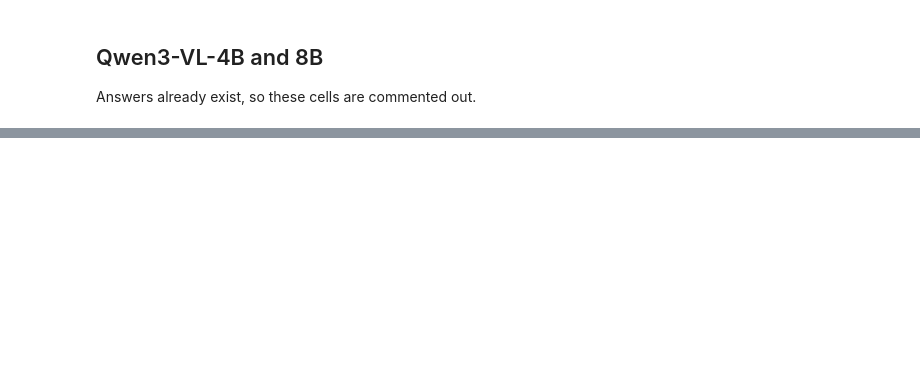
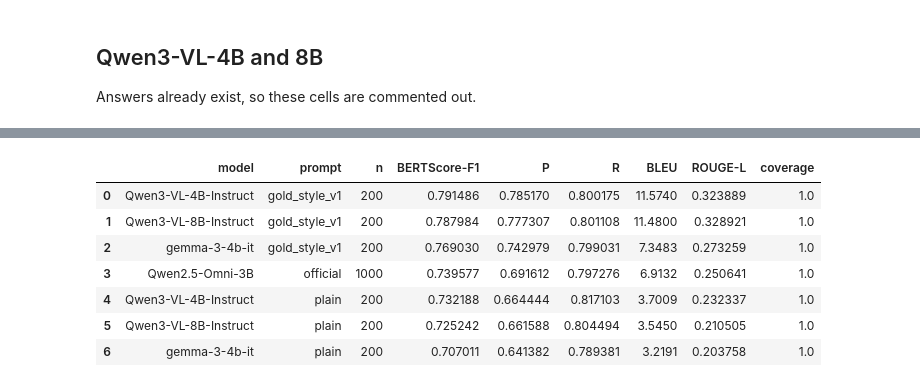
Before and after one commit to mohinska/mmculture-qa, a Jupyter notebook: t2_text/notebooks/01_baselines.ipynb, the cells around one changed output, grey strips where cells are left out. Saved outputs shown, nothing was run; the diff lists cells and outputs as text; code cells hidden in the pictures; blank space fills up the shorter version.

```diff
--- a/t2_text/notebooks/01_baselines.ipynb
+++ b/t2_text/notebooks/01_baselines.ipynb
@@ -87,7 +105,13 @@ print(len(files), "files to score")
 # %%
-for f in files:
-    print("scoring", f.name)
-    try:
-        evaluate(f, "dev")
-    except Exception as e:
-        print("FAILED:", f.name, type(e).__name__, e)
+if not ON_KAGGLE:
+    FORCE = False  # True: rescore even when results/<name>.json already covers all rows
+    for f in files:
+        res = RESULTS_DIR / f"{f.stem}.json"
+        if not FORCE and res.exists() and json.loads(res.read_text(encoding="utf-8"))["n"] == len(load_jsonl(f)):
+            print("already scored:", f.name)
+            continue
+        print("scoring", f.name)
+        try:
+            evaluate(f, "dev")
+        except Exception as e:
+            print("FAILED:", f.name, type(e).__name__, e)
@@ -94,22 +132,32 @@ for f in files:
 # %%
-def split_stem(stem):
-    """t2_text_dev_en_<model>_<prompt> -> (model, prompt); prompt is a key of PROMPTS."""
-    tail = stem.removeprefix("t2_text_dev_en_")
-    for prompt in PROMPTS:
-        if tail.endswith("_" + prompt):
-            return tail[:-len(prompt) - 1], prompt
-    return tail, "?"
+if not ON_KAGGLE:
+    def split_stem(stem):
+        """t2_text_dev_en_<model>_<prompt> -> (model, prompt); prompt is a key of PROMPTS."""
+        tail = stem.removeprefix("t2_text_dev_en_")
+        for prompt in PROMPTS:
+            if tail.endswith("_" + prompt):
+                return tail[:-len(prompt) - 1], prompt
+        return tail, "?"
 
-table = []
-for f in files:
-    out = RESULTS_DIR / f"{f.stem}.json"
-    if not out.exists():
-        continue
-    r = json.loads(out.read_text(encoding="utf-8"))
-    s = r["submission_result"]
-    model, prompt = split_stem(f.stem)
-    table.append({"model": model, "prompt": prompt, "n": r["n"],
-                  "BERTScore-F1": s["BERTScore-F1"], "P": s["BERTScore-P"], "R": s["BERTScore-R"],
-                  "BLEU": s["BLEU"], "ROUGE-L": s["ROUGE-L"], "coverage": s["Coverage"]})
-pd.DataFrame(table).sort_values("BERTScore-F1", ascending=False).reset_index(drop=True)
+    table = []
+    for f in files:
+        out = RESULTS_DIR / f"{f.stem}.json"
+        if not out.exists():
+            continue
+        r = json.loads(out.read_text(encoding="utf-8"))
+        s = r["submission_result"]
+        model, prompt = split_stem(f.stem)
+        table.append({"model": model, "prompt": prompt, "n": r["n"],
+                      "BERTScore-F1": s["BERTScore-F1"], "P": s["BERTScore-P"], "R": s["BERTScore-R"],
+                      "BLEU": s["BLEU"], "ROUGE-L": s["ROUGE-L"], "coverage": s["Coverage"]})
+    display(pd.DataFrame(table).sort_values("BERTScore-F1", ascending=False).reset_index(drop=True))
+# %% [output]
+|  | model | prompt | n | BERTScore-F1 | P | R | BLEU | ROUGE-L | coverage |
+| 0 | Qwen3-VL-4B-Instruct | gold_style_v1 | 200 | 0.791486 | 0.785170 | 0.800175 | 11.5740 | 0.323889 | 1.0 |
+| 1 | Qwen3-VL-8B-Instruct | gold_style_v1 | 200 | 0.787984 | 0.777307 | 0.801108 | 11.4800 | 0.328921 | 1.0 |
+| 2 | gemma-3-4b-it | gold_style_v1 | 200 | 0.769030 | 0.742979 | 0.799031 | 7.3483 | 0.273259 | 1.0 |
+| 3 | Qwen2.5-Omni-3B | official | 1000 | 0.739577 | 0.691612 | 0.797276 | 6.9132 | 0.250641 | 1.0 |
+| 4 | Qwen3-VL-4B-Instruct | plain | 200 | 0.732188 | 0.664444 | 0.817103 | 3.7009 | 0.232337 | 1.0 |
+| 5 | Qwen3-VL-8B-Instruct | plain | 200 | 0.725242 | 0.661588 | 0.804494 | 3.5450 | 0.210505 | 1.0 |
+| 6 | gemma-3-4b-it | plain | 200 | 0.707011 | 0.641382 | 0.789381 | 3.2191 | 0.203758 | 1.0 |
 # %%
```
Also changed, not shown: parts of 27 cells of this notebook, 9 other files.
